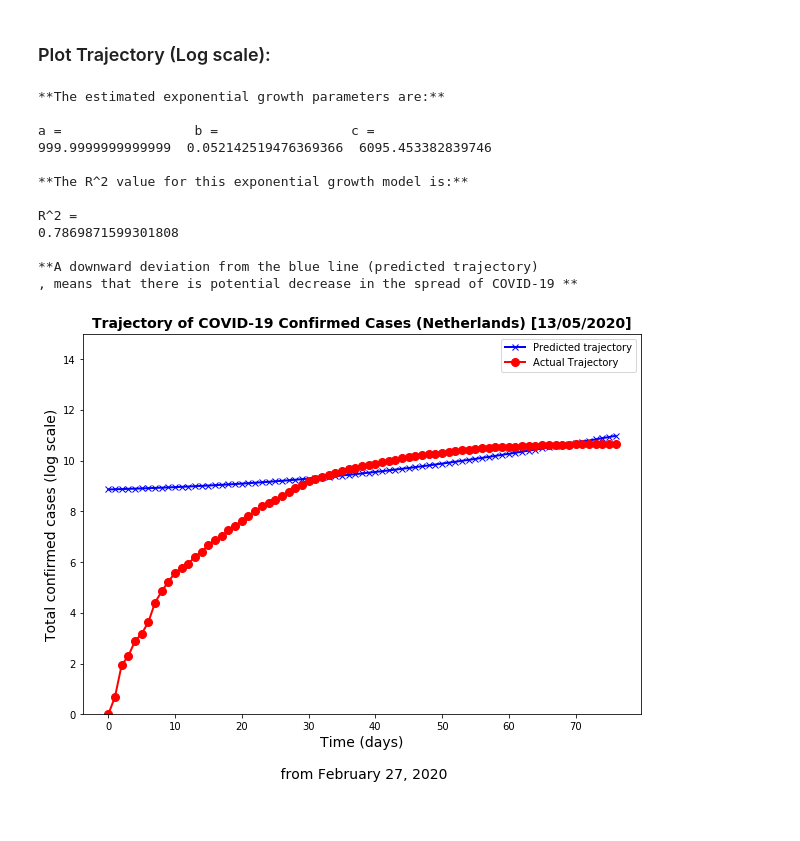
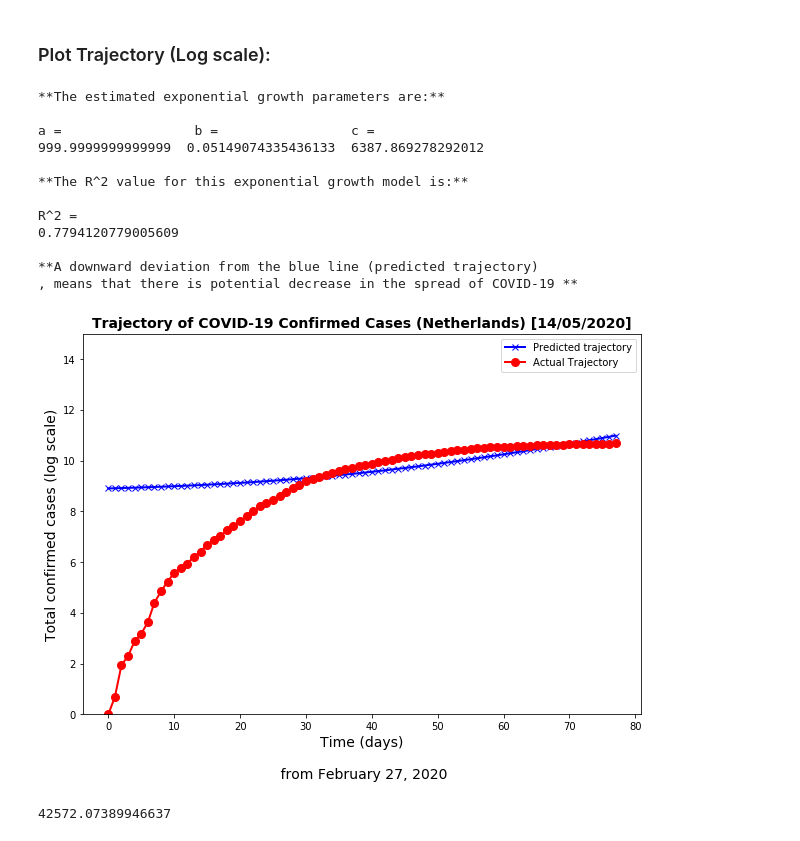
Before and after one commit to jiehaocao/BEP-SBMD-COVID19, a Jupyter notebook: notebook/logistic_growth_verhulst.ipynb, the cells around one changed output. Drawn from its saved outputs; the diff is of its cells as text; code cells hidden in the pictures.

```diff
--- a/notebook/logistic_growth_verhulst.ipynb
+++ b/notebook/logistic_growth_verhulst.ipynb
@@ -525,34 +525,38 @@ plt.figure(figsize=(10,7))
 
 
 plt.plot(x, np.log(exp_pred(x)),'-x',lw=2, c='blue')
 plt.plot(x, np.log(y),'-o',lw=2, c='red', ms=8)
 
 
 plt.legend(['Predicted trajectory', 'Actual Trajectory'])
 plt.ylim([0, 15])
 
 # arrow = {'facecolor':'black', 'width':2, 'shrink':0.05}
 # plt.annotate("TDQ announced", xy=(8, 2.0 ), xytext=(8, 0.5), arrowprops=arrow)
 # plt.annotate("Effect taking place", xy=(15, 3.5 ), xytext=(15, 2.0 ), arrowprops=arrow)
 
-plt.title("Trajectory of COVID-19 Confirmed Cases (Netherlands) [13/05/2020]", Fontsize = 14, weight='bold')
+plt.title("Trajectory of COVID-19 Confirmed Cases (Netherlands) [14/05/2020]", Fontsize = 14, weight='bold')
 plt.xlabel("Time (days)" + "\n\n" +" from February 27, 2020", Fontsize = 14)
 plt.ylabel("Total confirmed cases (log scale)", Fontsize = 14);
 
 
 
 prt_results_exp()  # Uncomment for statistics
 # %% [output]
 **The estimated exponential growth parameters are:**
 
 a =                 b =                 c =
-999.9999999999999  0.052142519476369366  6095.453382839746
+999.9999999999999  0.05149074335436133  6387.869278292012
 
 **The R^2 value for this exponential growth model is:**
 
 R^2 =
-0.7869871599301808
+0.7794120779005609
 
 **A downward deviation from the blue line (predicted trajectory)
 , means that there is potential decrease in the spread of COVID-19 **
-[figure, old version]
+[figure, new version]
+# %%
+logistic_pred(78)
+# %% [output]
+42572.07389946637
```
Also changed, not shown: parts of 1 cell of this notebook.
